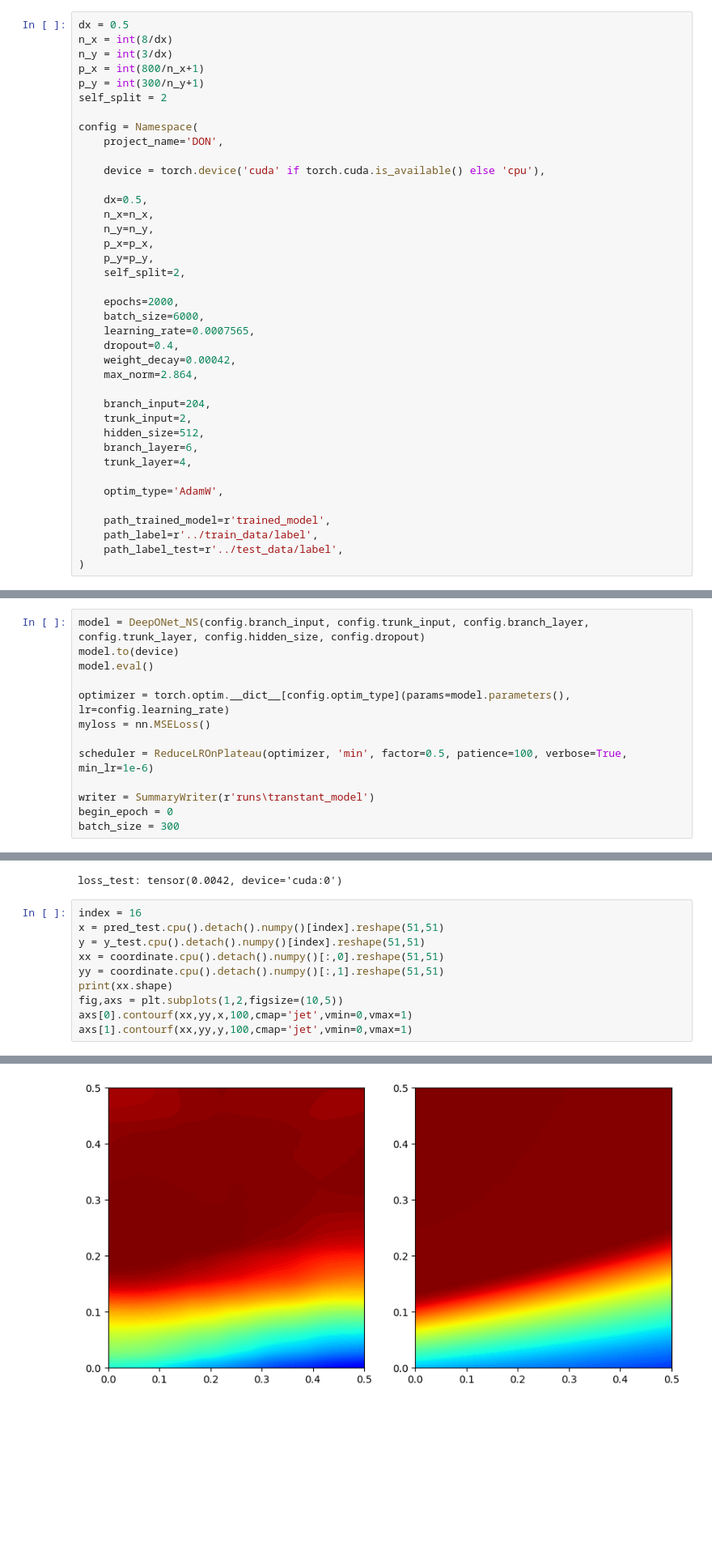
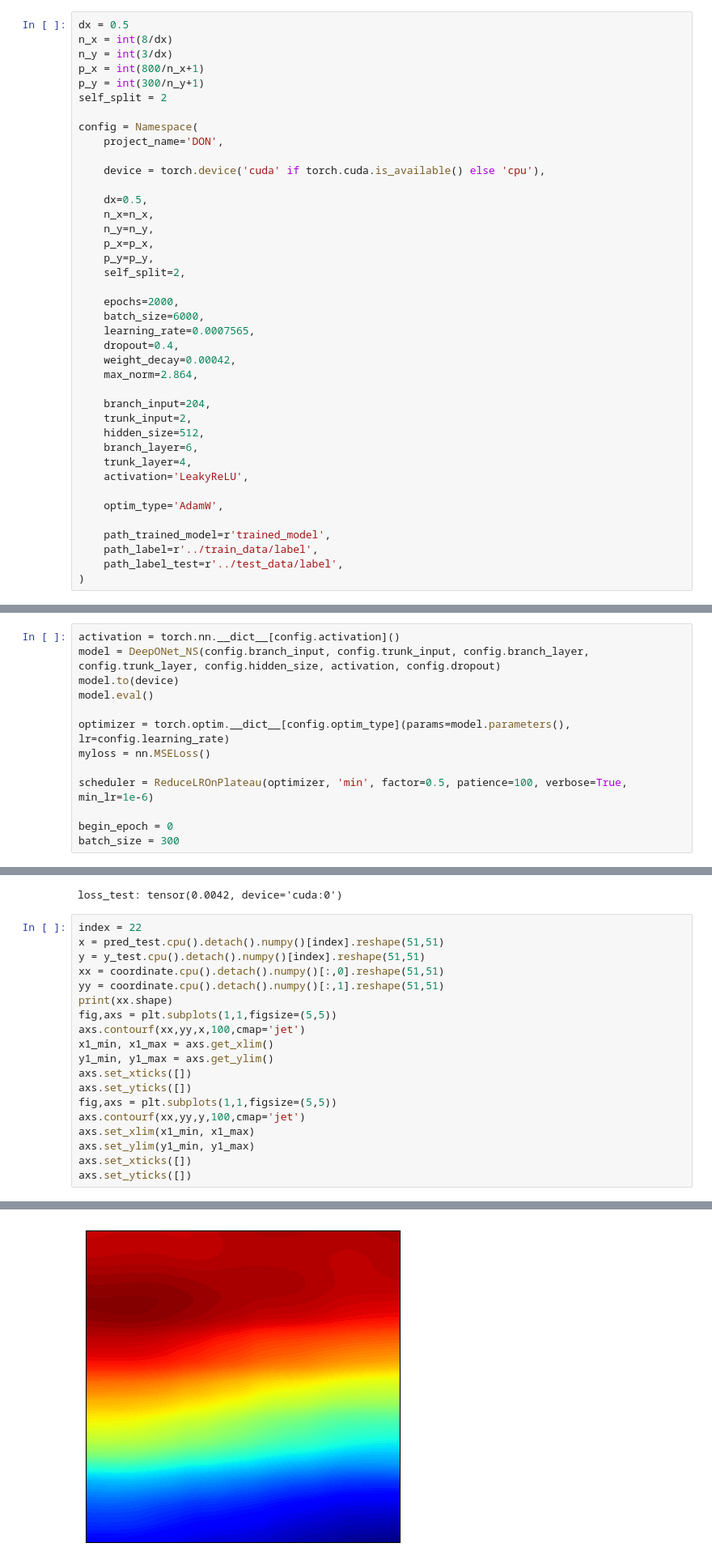
Before and after one commit to T1318/Fast-predication, a Jupyter notebook: 5训练集-0.5m窗口-split2（base）/DON/DON.ipynb, the cells around one changed output, grey strips where cells are left out. Shown at 81% size. Cells and saved outputs as stored; diff of their text form; blank space fills up the shorter version.

```diff
--- a/5训练集-0.5m窗口-split2（base）/DON/DON.ipynb
+++ b/5训练集-0.5m窗口-split2（base）/DON/DON.ipynb
@@ -88,6 +88,7 @@ config = Namespace(
 	hidden_size=512,
 	branch_layer=6,
 	trunk_layer=4,
+	activation='LeakyReLU',
 
 	optim_type='AdamW',
 
@@ -1404,7 +1406,8 @@ print(y_pred.shape)
 # %% [markdown]
 ### 重新用速度大小值训练后测试
 # %%
-model = DeepONet_NS(config.branch_input, config.trunk_input, config.branch_layer, config.trunk_layer, config.hidden_size, config.dropout)
+activation = torch.nn.__dict__[config.activation]()
+model = DeepONet_NS(config.branch_input, config.trunk_input, config.branch_layer, config.trunk_layer, config.hidden_size, activation, config.dropout)
 model.to(device)
 model.eval()
 
@@ -1413,7 +1416,6 @@ myloss = nn.MSELoss()
 
 scheduler = ReduceLROnPlateau(optimizer, 'min', factor=0.5, patience=100, verbose=True, min_lr=1e-6)
 
-writer = SummaryWriter(r'runs\transtant_model')
 begin_epoch = 0
 batch_size = 300
 # %%
@@ -1488,14 +1490,23 @@ with torch.no_grad():
 # %% [output]
 loss_test: tensor(0.0042, device='cuda:0')
 # %%
-index = 16
+index = 22
 x = pred_test.cpu().detach().numpy()[index].reshape(51,51)
 y = y_test.cpu().detach().numpy()[index].reshape(51,51)
 xx = coordinate.cpu().detach().numpy()[:,0].reshape(51,51)
 yy = coordinate.cpu().detach().numpy()[:,1].reshape(51,51)
 print(xx.shape)
-fig,axs = plt.subplots(1,2,figsize=(10,5))
-axs[0].contourf(xx,yy,x,100,cmap='jet',vmin=0,vmax=1)
-axs[1].contourf(xx,yy,y,100,cmap='jet',vmin=0,vmax=1)
+fig,axs = plt.subplots(1,1,figsize=(5,5))
+axs.contourf(xx,yy,x,100,cmap='jet')
+x1_min, x1_max = axs.get_xlim()
+y1_min, y1_max = axs.get_ylim()
+axs.set_xticks([])
+axs.set_yticks([])
+fig,axs = plt.subplots(1,1,figsize=(5,5))
+axs.contourf(xx,yy,y,100,cmap='jet')
+axs.set_xlim(x1_min, x1_max)
+axs.set_ylim(y1_min, y1_max)
+axs.set_xticks([])
+axs.set_yticks([])
 # %% [output]
 (51, 51)
@@ -1503 +1514 @@ axs[1].contourf(xx,yy,y,100,cmap='jet',vmin=0,vmax=1)
-[figure, old version]
+[figure, new version]
```
Also changed, not shown: parts of 11 cells of this notebook, 28 other files.
